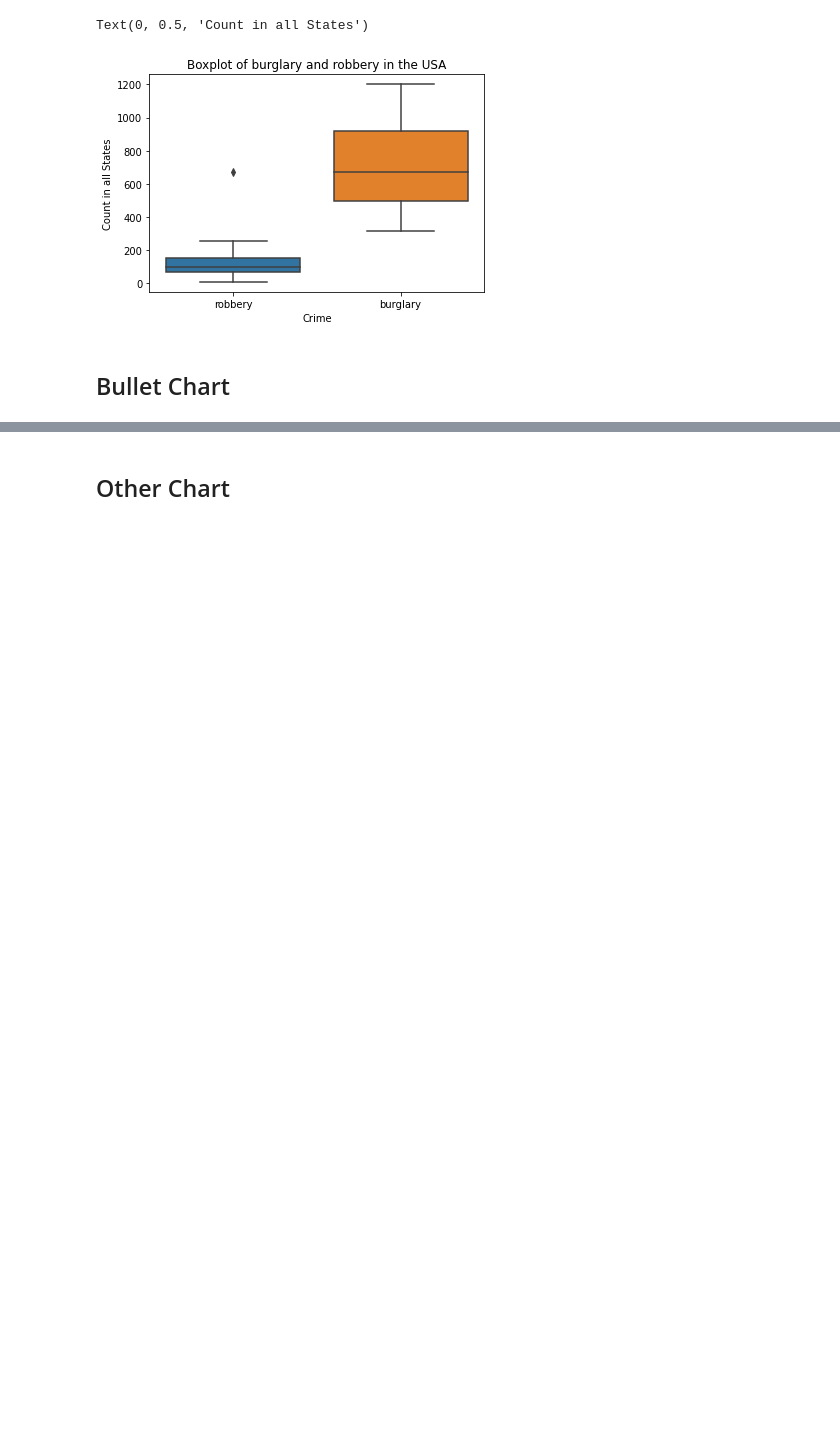
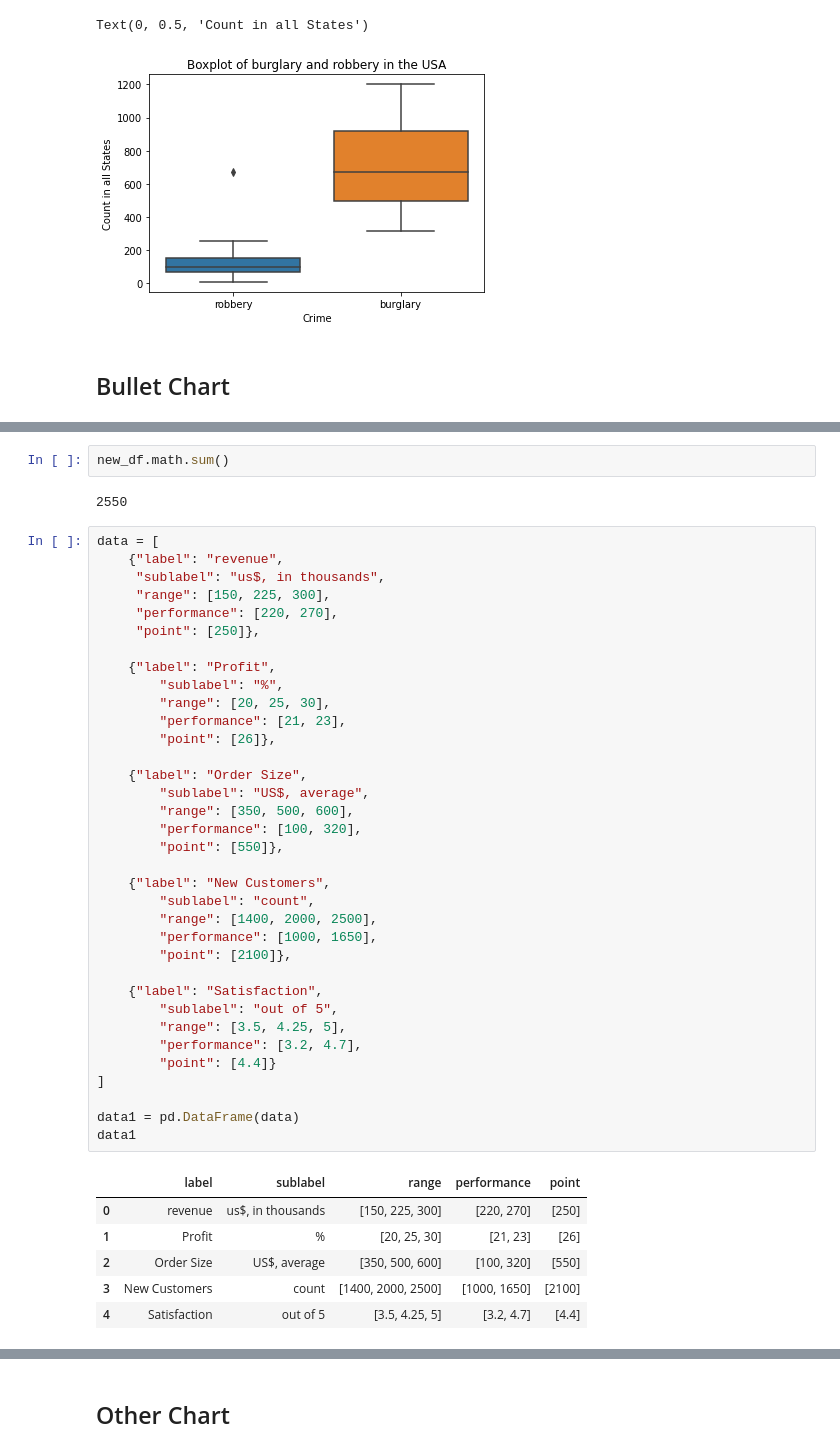
Before and after one commit to samantoz/dsc640-data_presentation, a Jupyter notebook: notebook/ex6.2.ipynb, the cells around one changed output, grey strips where cells are left out. Drawn from its saved outputs; the diff is of its cells as text; blank space fills up the shorter version.

```diff
--- a/notebook/ex6.2.ipynb
+++ b/notebook/ex6.2.ipynb
@@ -126,0 +156,46 @@ Text(0, 0.5, 'Count in all States')
+# %%
+new_df.math.sum()
+# %% [output]
+2550
+# %%
+data = [
+    {"label": "revenue",
+     "sublabel": "us$, in thousands",
+     "range": [150, 225, 300],
+     "performance": [220, 270],
+     "point": [250]},
+
+    {"label": "Profit",
+        "sublabel": "%",
+        "range": [20, 25, 30],
+        "performance": [21, 23],
+        "point": [26]},
+
+    {"label": "Order Size",
+        "sublabel": "US$, average",
+        "range": [350, 500, 600],
+        "performance": [100, 320],
+        "point": [550]},
+
+    {"label": "New Customers",
+        "sublabel": "count",
+        "range": [1400, 2000, 2500],
+        "performance": [1000, 1650],
+        "point": [2100]},
+
+    {"label": "Satisfaction",
+        "sublabel": "out of 5",
+        "range": [3.5, 4.25, 5],
+        "performance": [3.2, 4.7],
+        "point": [4.4]}
+]
+
+data1 = pd.DataFrame(data)
+data1
+# %% [output]
+|  | label | sublabel | range | performance | point |
+| 0 | revenue | us$, in thousands | [150, 225, 300] | [220, 270] | [250] |
+| 1 | Profit | % | [20, 25, 30] | [21, 23] | [26] |
+| 2 | Order Size | US$, average | [350, 500, 600] | [100, 320] | [550] |
+| 3 | New Customers | count | [1400, 2000, 2500] | [1000, 1650] | [2100] |
+| 4 | Satisfaction | out of 5 | [3.5, 4.25, 5] | [3.2, 4.7] | [4.4] |
```
Also changed, not shown: parts of 5 cells of this notebook.
